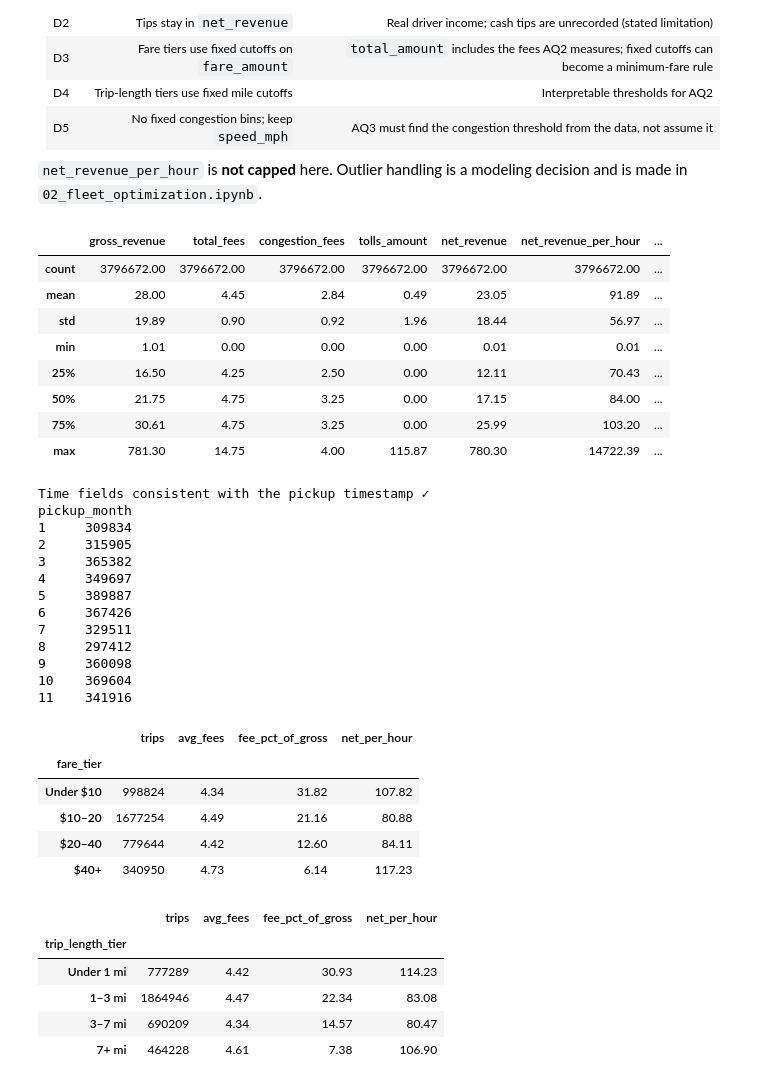
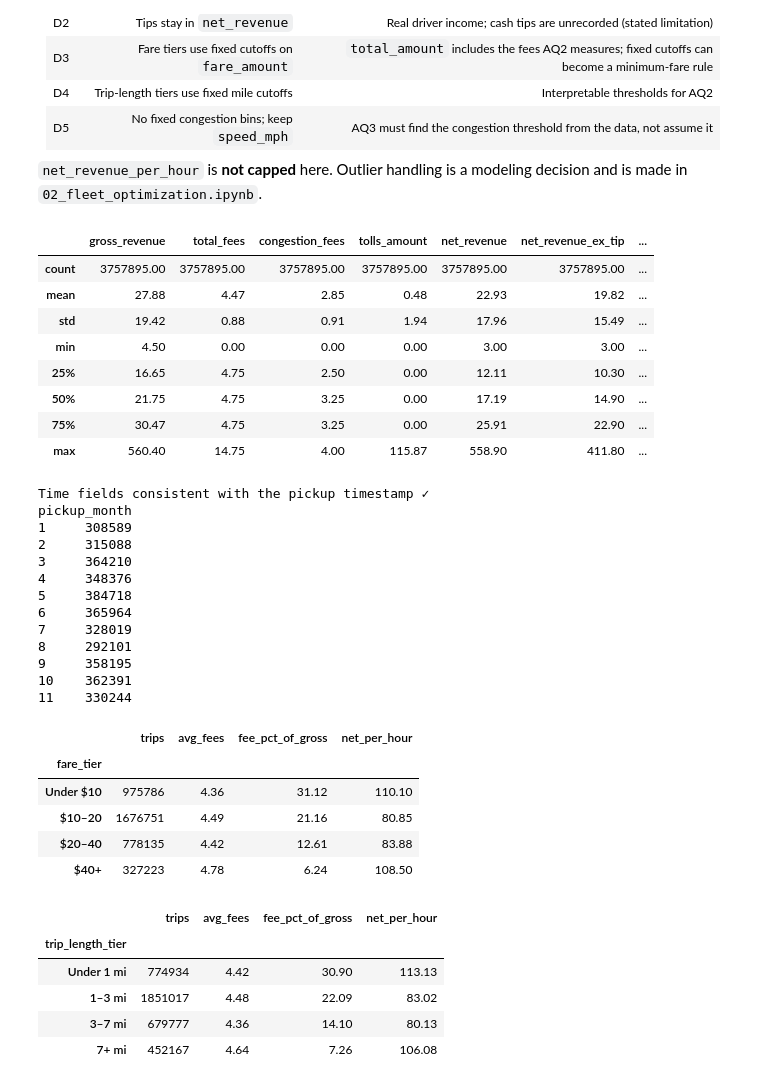
Before and after one commit to VicenteAlfonsoB/nyc-taxi-fleet-optimization, a Jupyter notebook: notebooks/01_abt.ipynb, the cells around one changed output. Cells and saved outputs as stored; diff of their text form; code cells hidden in the pictures.

Commit message:
ABT: F12-F14 filters, robustness column, final checks

```diff
--- a/notebooks/01_abt.ipynb
+++ b/notebooks/01_abt.ipynb
@@ -250,6 +253,10 @@ df = apply_filter(df, df["passenger_count"] > 0,
                   "F8", "At least one passenger")
 df = apply_filter(df, ~df["payment_type"].isin([3, 4]),
                   "F9", "Exclude no-charge (3) and disputed (4) trips")
+df = apply_filter(df, ~((df["RatecodeID"] == 1) & (df["fare_amount"] < 3.00)),
+                  "F12", "Standard-rate fare at least the $3.00 initial charge")
+df = apply_filter(df, df["RatecodeID"].isin([1, 2, 3, 4]),
+                  "F13", "Exclude negotiated (5) and group-ride (6) fares")
 # %%
 log = pd.DataFrame(filter_log)
 log["dropped_%_of_input"] = (log["dropped"] / n_input * 100).round(2)
@@ -354,32 +363,34 @@ Overall: 99.62% of trips reconcile | 14,560 do not
 # %%
 df["gross_revenue"] = df["total_amount"]
 df["total_fees"] = df[FEE_COLS].sum(axis=1)
 df["congestion_fees"] = df["cbd_congestion_fee"] + df["congestion_surcharge"]
 
 df["net_revenue"] = df["gross_revenue"] - df["total_fees"] - df["tolls_amount"]   # D1
+df["net_revenue_ex_tip"] = df["net_revenue"] - df["tip_amount"]                   # F14 robustness
 df["net_revenue_per_hour"] = df["net_revenue"] / df["duration_min"] * 60          # uncapped
 
 df["fee_impact_pct"] = df["total_fees"] / df["gross_revenue"] * 100
 df["congestion_fee_pct"] = df["congestion_fees"] / df["gross_revenue"] * 100
 
 # Self-checks: every value must be valid before anything downstream uses it
 assert (df["gross_revenue"] > 0).all(), "Zero or negative gross revenue"
 assert (df["duration_min"] > 0).all(), "Zero duration would divide by zero"
 assert (df["net_revenue"] > 0).all(), "Net revenue must be positive"
 assert df[["total_fees", "net_revenue", "net_revenue_per_hour", "fee_impact_pct"]].notna().all().all()
 
 df[["gross_revenue", "total_fees", "congestion_fees", "tolls_amount",
-    "net_revenue", "net_revenue_per_hour", "fee_impact_pct", "congestion_fee_pct"]].describe().round(2)
+    "net_revenue", "net_revenue_ex_tip", "net_revenue_per_hour",
+    "fee_impact_pct", "congestion_fee_pct"]].describe().round(2)
 # %% [output]
-|  | gross_revenue | total_fees | congestion_fees | tolls_amount | net_revenue | net_revenue_per_hour | ... |
-| count | 3796672.00 | 3796672.00 | 3796672.00 | 3796672.00 | 3796672.00 | 3796672.00 | ... |
-| mean | 28.00 | 4.45 | 2.84 | 0.49 | 23.05 | 91.89 | ... |
-| std | 19.89 | 0.90 | 0.92 | 1.96 | 18.44 | 56.97 | ... |
-| min | 1.01 | 0.00 | 0.00 | 0.00 | 0.01 | 0.01 | ... |
-| 25% | 16.50 | 4.25 | 2.50 | 0.00 | 12.11 | 70.43 | ... |
-| 50% | 21.75 | 4.75 | 3.25 | 0.00 | 17.15 | 84.00 | ... |
-| 75% | 30.61 | 4.75 | 3.25 | 0.00 | 25.99 | 103.20 | ... |
-| max | 781.30 | 14.75 | 4.00 | 115.87 | 780.30 | 14722.39 | ... |
+|  | gross_revenue | total_fees | congestion_fees | tolls_amount | net_revenue | net_revenue_ex_tip | ... |
+| count | 3757895.00 | 3757895.00 | 3757895.00 | 3757895.00 | 3757895.00 | 3757895.00 | ... |
+| mean | 27.88 | 4.47 | 2.85 | 0.48 | 22.93 | 19.82 | ... |
+| std | 19.42 | 0.88 | 0.91 | 1.94 | 17.96 | 15.49 | ... |
+| min | 4.50 | 0.00 | 0.00 | 0.00 | 3.00 | 3.00 | ... |
+| 25% | 16.65 | 4.75 | 2.50 | 0.00 | 12.11 | 10.30 | ... |
+| 50% | 21.75 | 4.75 | 3.25 | 0.00 | 17.19 | 14.90 | ... |
+| 75% | 30.47 | 4.75 | 3.25 | 0.00 | 25.91 | 22.90 | ... |
+| max | 560.40 | 14.75 | 4.00 | 115.87 | 558.90 | 411.80 | ... |
 # %%
 df["pickup_date"] = df["tpep_pickup_datetime"].dt.normalize()   # date with time set to 00:00
 df["pickup_month"] = df["tpep_pickup_datetime"].dt.month.astype("int8")
@@ -397,17 +408,17 @@ print(df["pickup_month"].value_counts().sort_index().to_string())
 # %% [output]
 Time fields consistent with the pickup timestamp ✓
 pickup_month
-1     309834
-2     315905
-3     365382
-4     349697
-5     389887
-6     367426
-7     329511
-8     297412
-9     360098
-10    369604
-11    341916
+1     308589
+2     315088
+3     364210
+4     348376
+5     384718
+6     365964
+7     328019
+8     292101
+9     358195
+10    362391
+11    330244
 # %%
 FARE_BINS = [0, 10, 20, 40, np.inf]
 FARE_LABELS = ["Under $10", "$10–20", "$20–40", "$40+"]
@@ -432,16 +443,16 @@ for tier in ["fare_tier", "trip_length_tier"]:
 # %% [output]
 |  | trips | avg_fees | fee_pct_of_gross | net_per_hour |
 | fare_tier |  |  |  |  |
-| Under $10 | 998824 | 4.34 | 31.82 | 107.82 |
-| $10–20 | 1677254 | 4.49 | 21.16 | 80.88 |
-| $20–40 | 779644 | 4.42 | 12.60 | 84.11 |
-| $40+ | 340950 | 4.73 | 6.14 | 117.23 |
+| Under $10 | 975786 | 4.36 | 31.12 | 110.10 |
+| $10–20 | 1676751 | 4.49 | 21.16 | 80.85 |
+| $20–40 | 778135 | 4.42 | 12.61 | 83.88 |
+| $40+ | 327223 | 4.78 | 6.24 | 108.50 |
 |  | trips | avg_fees | fee_pct_of_gross | net_per_hour |
 | trip_length_tier |  |  |  |  |
-| Under 1 mi | 777289 | 4.42 | 30.93 | 114.23 |
-| 1–3 mi | 1864946 | 4.47 | 22.34 | 83.08 |
-| 3–7 mi | 690209 | 4.34 | 14.57 | 80.47 |
-| 7+ mi | 464228 | 4.61 | 7.38 | 106.90 |
+| Under 1 mi | 774934 | 4.42 | 30.90 | 113.13 |
+| 1–3 mi | 1851017 | 4.48 | 22.09 | 83.02 |
+| 3–7 mi | 679777 | 4.36 | 14.10 | 80.13 |
+| 7+ mi | 452167 | 4.64 | 7.26 | 106.08 |
 # %% [markdown]
 ### 6.1 Notes
 - Fees are nearly flat per trip (~$4.40), so they take a much larger share of short, low fares than of long ones. This is the starting point for AQ2.
```
Also changed, not shown: parts of 8 cells of this notebook.
